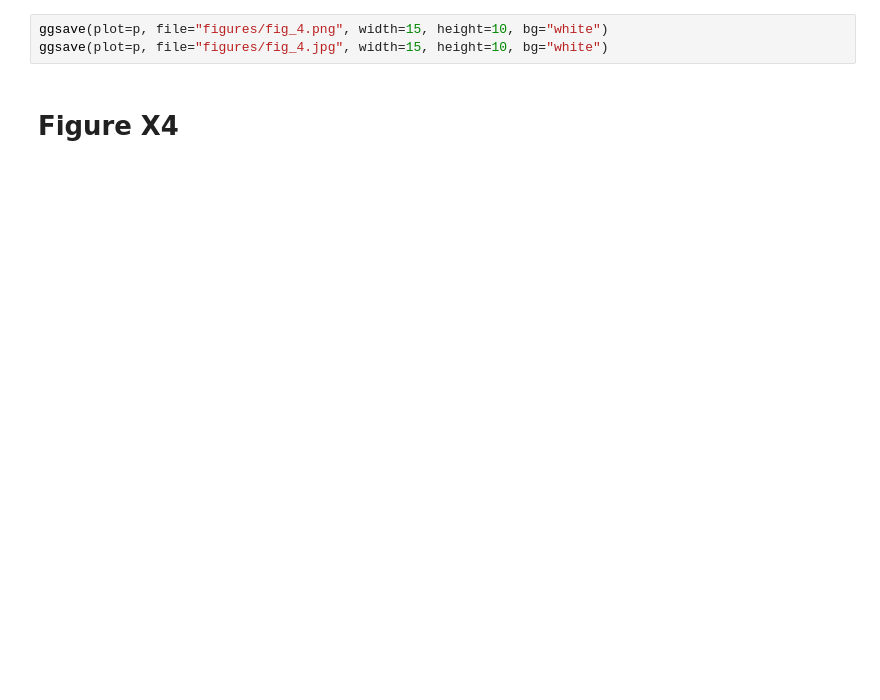
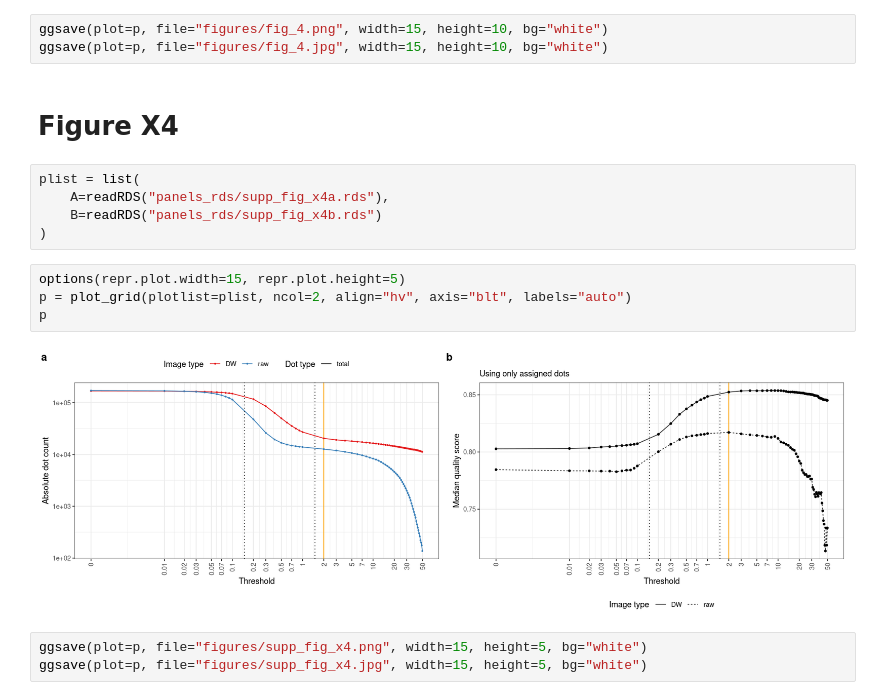
Before and after one commit to ggirelli/deconwolf-in-situ-transcriptomics, a Jupyter notebook: manuscript/2.0_figures.ipynb, the cells around one changed output. Cells and saved outputs as stored; diff of their text form; blank space fills up the shorter version.

```diff
--- a/manuscript/2.0_figures.ipynb
+++ b/manuscript/2.0_figures.ipynb
@@ -55,3 +56,17 @@ ggsave(plot=p, file="figures/fig_4.png", width=15, height=10, bg="white")
 ggsave(plot=p, file="figures/fig_4.jpg", width=15, height=10, bg="white")
 # %% [markdown]
 # Figure X4
+# %%
+plist = list(
+    A=readRDS("panels_rds/supp_fig_x4a.rds"),
+    B=readRDS("panels_rds/supp_fig_x4b.rds")
+)
+# %%
+options(repr.plot.width=15, repr.plot.height=5)
+p = plot_grid(plotlist=plist, ncol=2, align="hv", axis="blt", labels="auto")
+p
+# %% [output]
+[figure, added]
+# %%
+ggsave(plot=p, file="figures/supp_fig_x4.png", width=15, height=5, bg="white")
+ggsave(plot=p, file="figures/supp_fig_x4.jpg", width=15, height=5, bg="white")
```
Also changed, not shown: parts of 6 cells of this notebook, 21 other files.
